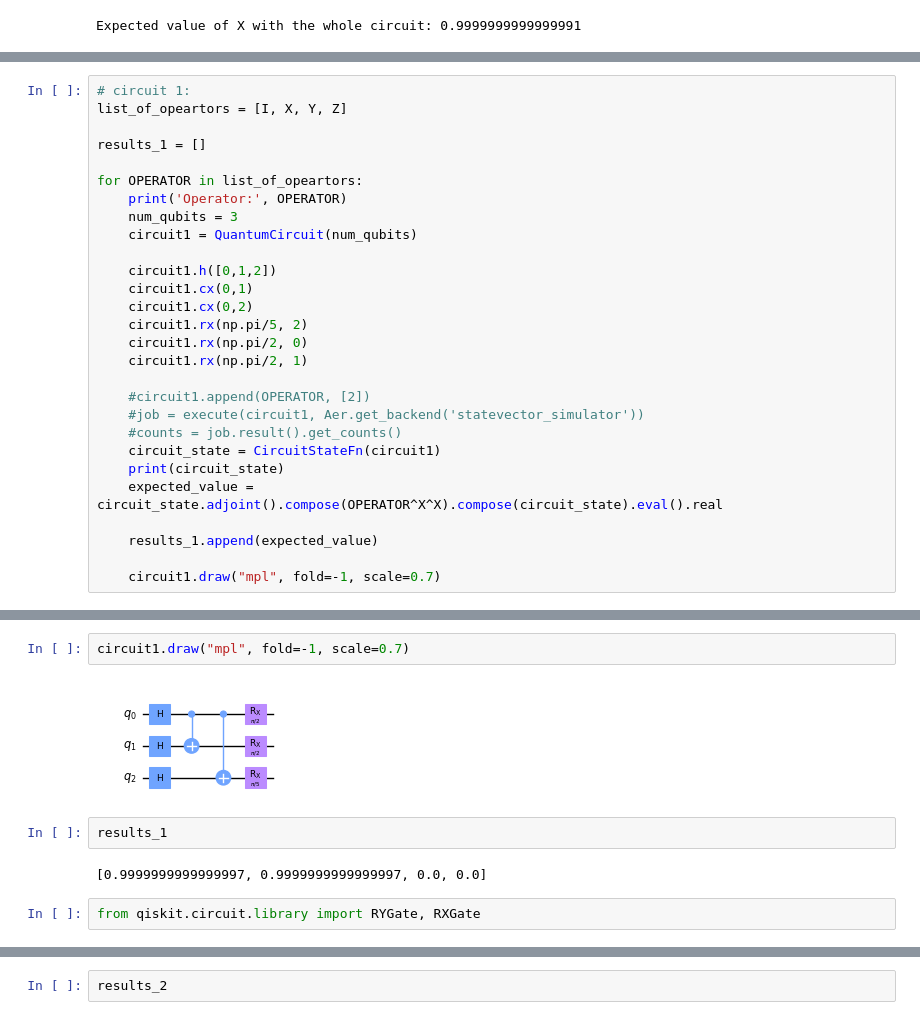
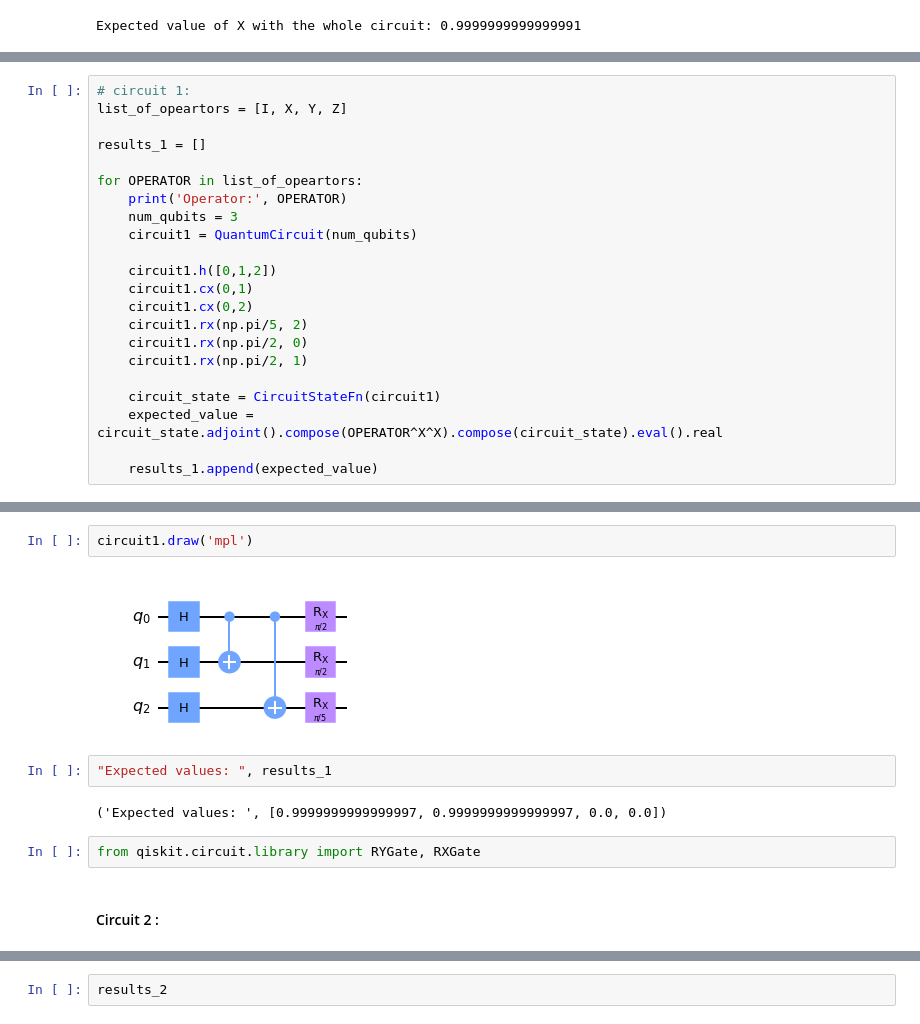
Before and after one commit to wiskasEpiphi/Qiskit-Hackathon-BCN, a Jupyter notebook: challenges/BSC_challenge.ipynb, the cells around one changed output, grey strips where cells are left out. Drawn from its saved outputs; the diff is of its cells as text.

```diff
--- a/challenges/BSC_challenge.ipynb
+++ b/challenges/BSC_challenge.ipynb
@@ -246,15 +245,9 @@ for OPERATOR in list_of_opeartors:
     circuit1.rx(np.pi/2, 0)
     circuit1.rx(np.pi/2, 1)
 
-    #circuit1.append(OPERATOR, [2])
-    #job = execute(circuit1, Aer.get_backend('statevector_simulator'))
-    #counts = job.result().get_counts()
     circuit_state = CircuitStateFn(circuit1)
-    print(circuit_state)
     expected_value = circuit_state.adjoint().compose(OPERATOR^X^X).compose(circuit_state).eval().real
 
     results_1.append(expected_value)
-
-    circuit1.draw("mpl", fold=-1, scale=0.7)
 # %% [output]
 Operator: I
@@ -277,13 +257,15 @@ q_2: ┤ H ├─────┤ X ├┤ Rx(π/5) ├
 # %%
-circuit1.draw("mpl", fold=-1, scale=0.7)
+circuit1.draw('mpl')
 # %% [output]
-[figure, old version]
+[figure, new version]
-# %%
-results_1
-# %% [output]
-[0.9999999999999997, 0.9999999999999997, 0.0, 0.0]
+# %%
+"Expected values: ", results_1
+# %% [output]
+('Expected values: ', [0.9999999999999997, 0.9999999999999997, 0.0, 0.0])
 # %%
 from qiskit.circuit.library import RYGate, RXGate
+# %% [markdown]
+#### Circuit 2 :
 # %%
 # circuit 2:
 #initial_states = [[1, 0], [0, 1], [1, 1], [1, -1], [1, 1.j], [1, -1.j], [1, 0], [0, 1]]
```
Also changed, not shown: parts of 19 cells of this notebook.
